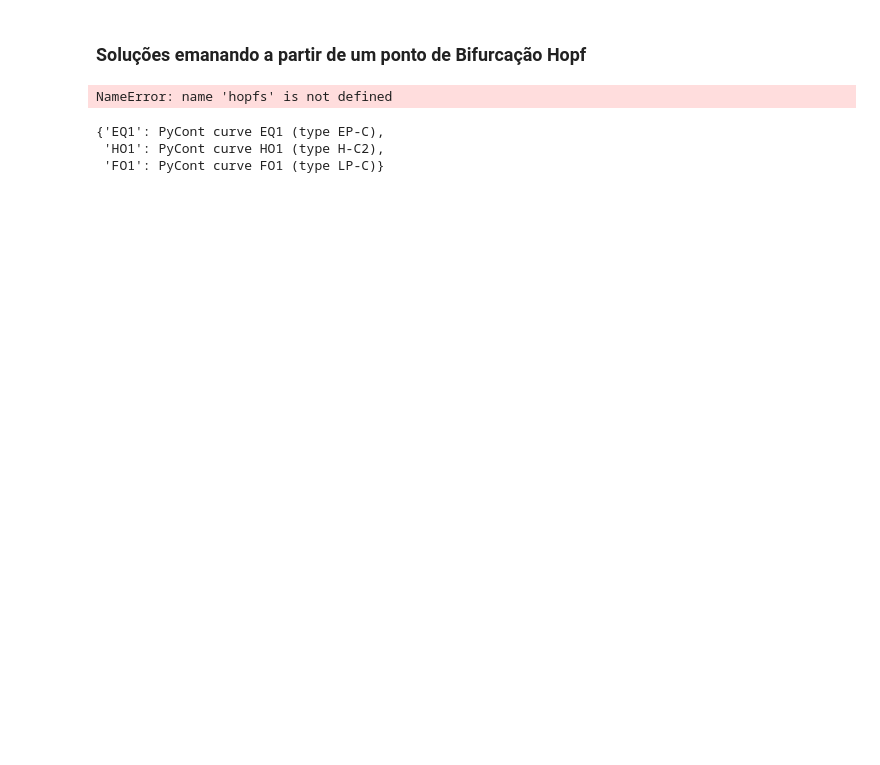
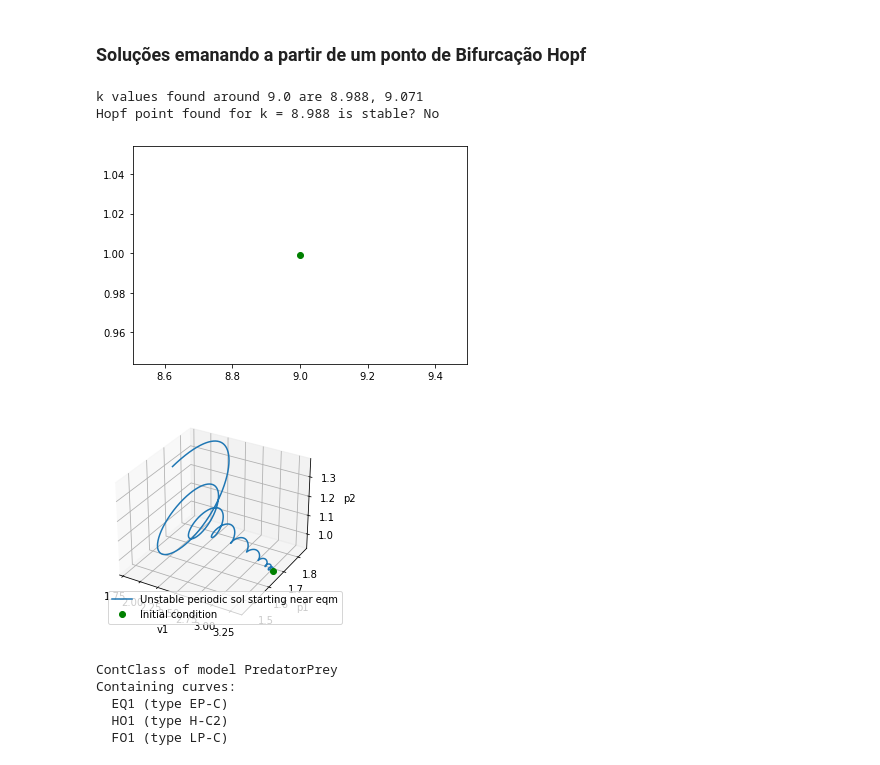
Before and after one commit to fccoelho/sistemas_dinamicos_aplicados, a Jupyter notebook: Sage/Bifurcações com Pydstool.ipynb, the cells around one changed output. Saved outputs shown, nothing was run; the diff lists cells and outputs as text; code cells hidden in the pictures; blank space fills up the shorter version.

```diff
--- a/Sage/Bifurcações com Pydstool.ipynb
+++ b/Sage/Bifurcações com Pydstool.ipynb
@@ -131,10 +138,26 @@ Text(0.5,1,'Bifurcation diagram of equilibria in (k,D) parameters')
 [figure]
 # %% [markdown]
 ### Soluções emanando a partir de um ponto de Bifurcação Hopf
+# %%
+# D value increases monotonically with k, so let's find the value at k=9.0
+# by linear interpolation from the points found by PyCont
+hopfs_unparam = PC['HO1'].sol[['D','v1','v2','p1','p2']]
+hopfs = Pointset(indepvararray=PC['HO1'].sol['k'], indepvarname='k',
+                 coorddict=hopfs_unparam.todict())
+ix0, ix1 = hopfs.find(9)
+print("k values found around 9.0 are %.3f, %.3f" % ( hopfs['k'][ix0], hopfs['k'][ix1] ))
+
+# Arbitrarily choose closest lower index to check stability
+print("Hopf point found for k = %.3f is stable?" % hopfs['k'][ix0], end=' ')
+if PC['HO1'].sol[ix0].labels['H']['stab'] == 'N':
+    print("No")
+else:
+    print("Yes")
+# %% [output]
+k values found around 9.0 are 8.988, 9.071
+Hopf point found for k = 8.988 is stable? No
 # %%
 # Create interpolatable curve from the pointset
 hopfs_curve = pointset_to_traj(hopfs)
 # Interpolate unstable Hopf equilibrium values of parameters/variables at k=9
 Hpt = hopfs_curve(9.0)
-# %% [output]
-NameError: name 'hopfs' is not defined
@@ -145,6 +164,41 @@ h =PC['HO1']
+# %%
+# extract the variables defined for 'ode' Generator
+Hics = Hpt[ode.funcspec.vars]
+# perturb slightly off equilibrium
+Hics['v2'] += 0.01
+# extract the parameter value for D and indicate on bifurcation diagram
+plt.plot(9.0, Hpt['D'], 'go')
+
+ode.set(tdata=[0,100],
+        pars={'k': 9.0, 'D': Hpt['D']},
+        ics=Hics)
+traj = ode.compute('test')
+pts = traj.sample()
+
+fig = plt.figure()
+try:
+    ax = fig.gca(projection='3d')
+except ValueError:
+    # pre-v1.0 version of Matplotlib
+    ax = Axes3D(fig)
+ax.plot(pts['v1'], pts['p1'], pts['p2'],
+        label='Unstable periodic sol starting near eqm')
+# to ensure your version accepts singleton points, enclose in extra brackets!
+ax.plot(pts[[0]]['v1'], pts[[0]]['p1'], pts[[0]]['p2'], 'go', label='Initial condition')
+ax.legend()
+ax.set_xlabel('v1')
+ax.set_ylabel('p1')
+ax.set_zlabel('p2')
+# 3D projection (v1,p1,p2) of unstable periodic sol. starting near eqm.
+plt.draw()
+# %% [output]
+[figure, added]
+[figure, added]
 # %%
-PC.curves
+PC.info()
 # %% [output]
-{'EQ1': PyCont curve EQ1 (type EP-C),
- 'HO1': PyCont curve HO1 (type H-C2),
- 'FO1': PyCont curve FO1 (type LP-C)}
+ContClass of model PredatorPrey
+Containing curves:
+  EQ1 (type EP-C)
+  HO1 (type H-C2)
+  FO1 (type LP-C)
```
Also changed, not shown: parts of 8 cells of this notebook.
